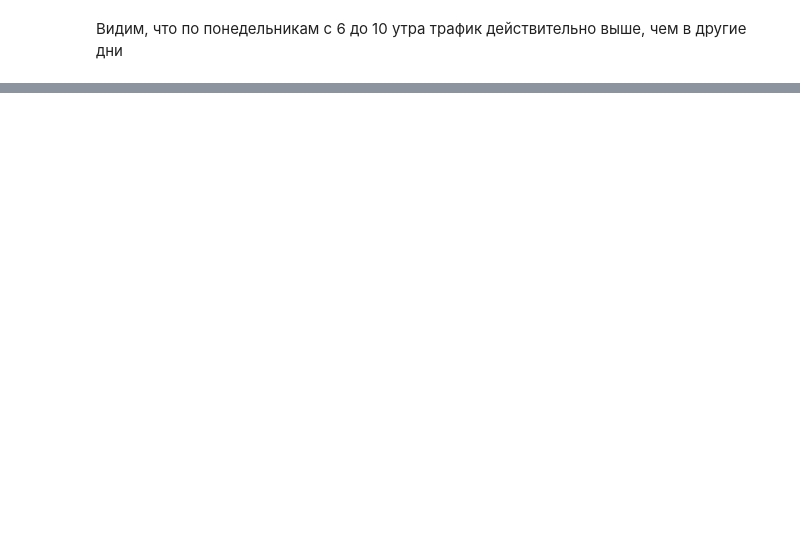
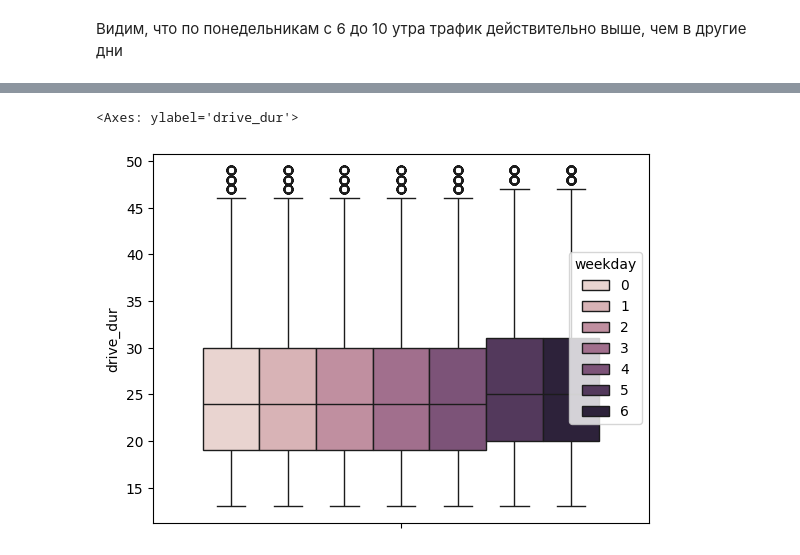
Before and after one commit to alexhronov/analiz_samokatov, a Jupyter notebook: check_promo_payback.ipynb, the cells around one changed output, grey strips where cells are left out. Cells and saved outputs as stored; diff of their text form; code cells hidden in the pictures; blank space fills up the shorter version.

```diff
--- a/check_promo_payback.ipynb
+++ b/check_promo_payback.ipynb
@@ -49,0 +82,6 @@ sns.barplot(weekdays_cnt)
+# %%
+df['weekday'] = df['start_date'].apply(get_weekday)
+sns.boxplot(data=df, y='drive_dur', hue='weekday')
+# %% [output]
+<Axes: ylabel='drive_dur'>
+[figure, added]
```
Also changed, not shown: parts of 7 cells of this notebook.
